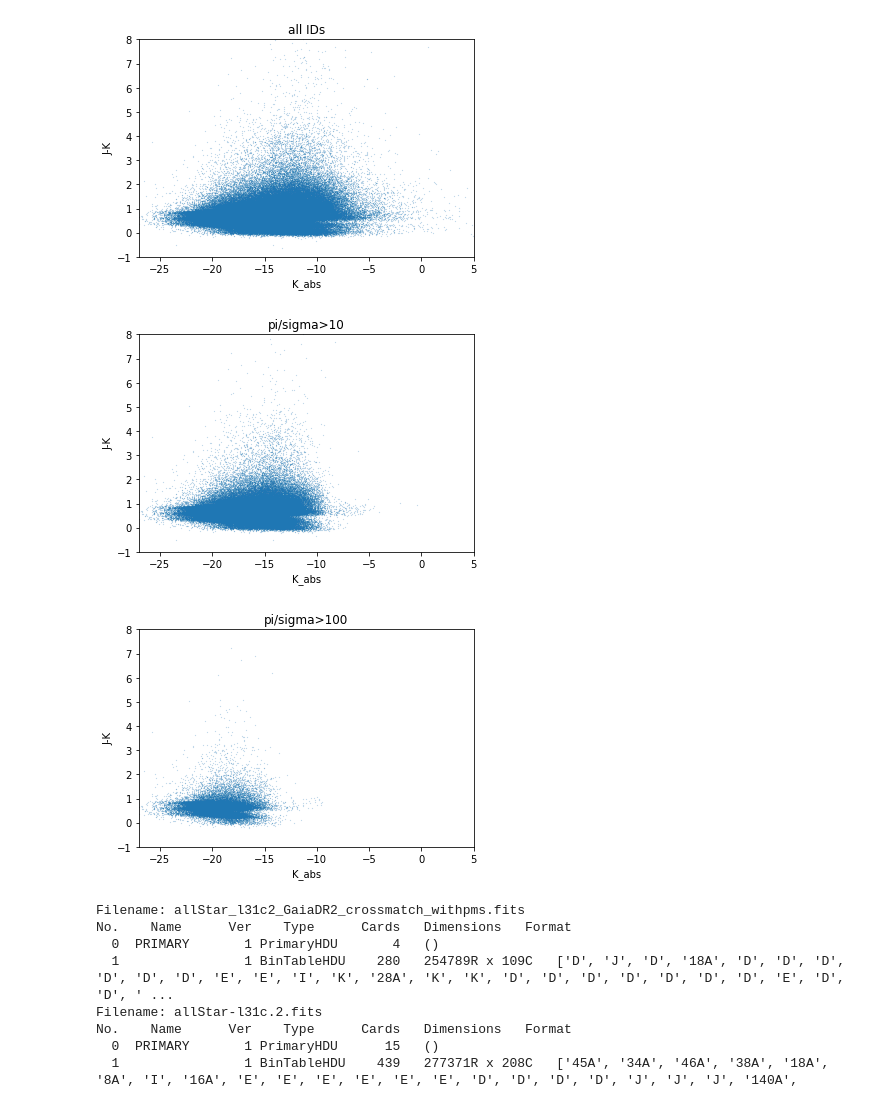
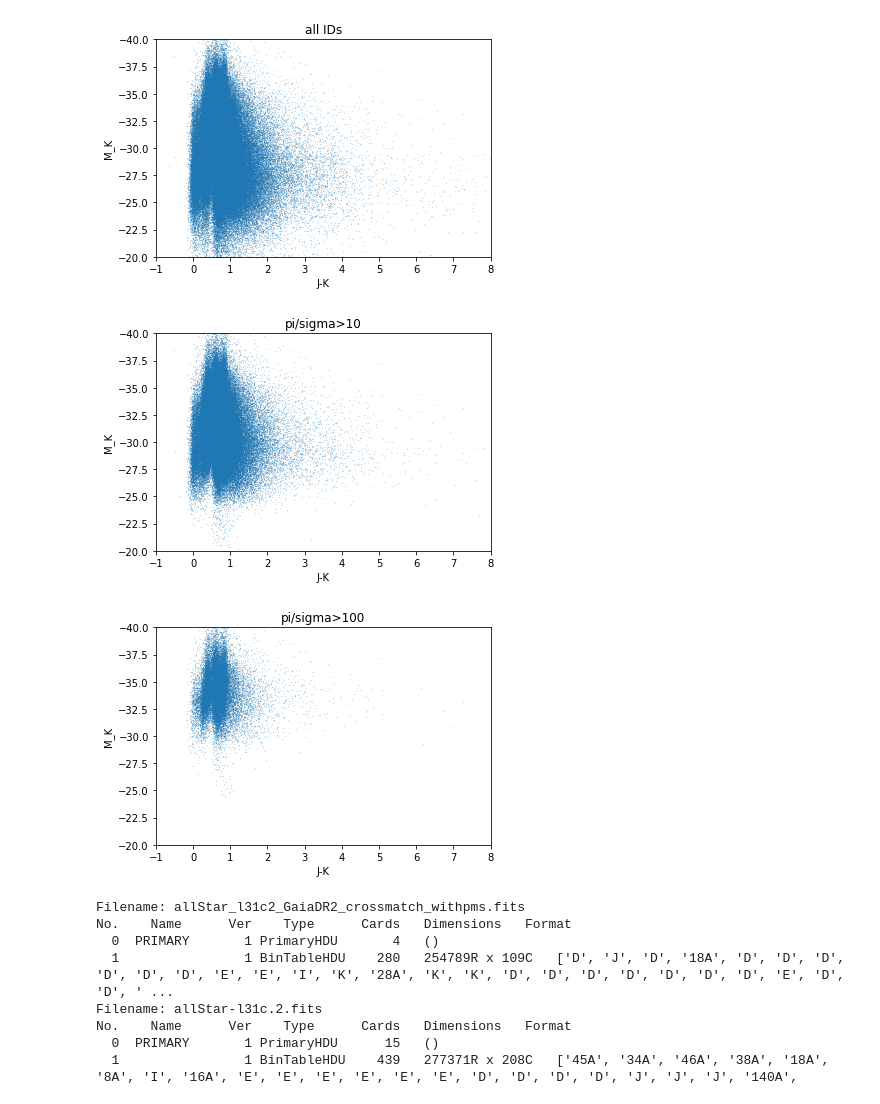
Before and after one commit to mscoggs/astro_ml, a Jupyter notebook: labels_scoggins.ipynb, the cells around one changed output. Saved outputs shown, nothing was run; the diff lists cells and outputs as text; code cells hidden in the pictures.

```diff
--- a/labels_scoggins.ipynb
+++ b/labels_scoggins.ipynb
@@ -14,78 +40,45 @@ JKH = "allStar-l31c.2.fits" #J,kh valshdul2
 HDU1 = fits.open(crossMatch)
 HDU2 = fits.open(JKH)
 
-
-
 ID1 = HDU1[1].data['APOGEE_ID']
 ID2 = HDU2[1].data['APOGEE_ID']
-ID_count = len(ID1)
-
+ID_min = min(len(ID1), len(ID2))
 #get rid of the IDs not in both
 ID1 = np.sort(ID1)
 ID2 = np.sort(ID2)
+ID1_index, ID2_index = find_indices(ID1,ID2,ID_min)
 
-ID2_index = []
-ID1_index = []
-index = 0
-for x in range(len(ID2)):
-    if ID2[x] == ID1[index]:
-        ID1_index.append(index)
-        ID2_index.append(x)
-        index += 1
-    elif ID2[x] > ID1[index]:
-        index += 1
-    if (x+1>=ID_count):
-        break
 
 parallax = HDU1[1].data['parallax'][ID1_index]
-distance = 1/parallax
+distance = .001/parallax
 distance_mod = 5*np.log10(distance)-5
 K_app = HDU2[1].data['K'][ID2_index]
 J_app = HDU2[1].data['J'][ID2_index]
-H_app = HDU2[1].data['H'][ID2_index]
 K_abs = distance_mod-K_app
 J_abs = distance_mod-J_app
-H_abs = distance_mod-H_app
-plt.title("all IDs")
-plt.xlabel("K_abs")
-plt.ylabel("J-K")
-plt.xlim(-27,5)
-plt.ylim(-1,8)
-plt.scatter(K_abs, J_app-K_app, s=0.01)
-plt.show()
+make_JmK_vs_MK(J_app-K_app, K_abs, "all IDs", "J-K", "M_K")
 
 
-par_over_error = parallax = HDU1[1].data['parallax_over_error'][ID1_index]
+par_over_error = HDU1[1].data['parallax_over_error'][ID1_index]
 sort = np.where(par_over_error>10)
 K_app10 = K_app[sort]
 J_app10 = J_app[sort]
 K_abs10 = K_abs[sort]
 J_abs10 = J_abs[sort]
-plt.title("pi/sigma>10")
-plt.xlabel("K_abs")
-plt.ylabel("J-K")
-plt.xlim(-27,5)
-plt.ylim(-1,8)
-plt.scatter(K_abs10, J_app10-K_app10, s=0.01)
-plt.show()
+make_JmK_vs_MK( J_app10-K_app10, K_abs10, "pi/sigma>10", "J-K", "M_K")
 
-par_over_error = parallax = HDU1[1].data['parallax_over_error'][ID1_index]
+
+par_over_error = HDU1[1].data['parallax_over_error'][ID1_index]
 sort = np.where(par_over_error>100)
 K_app100 = K_app[sort]
 J_app100 = J_app[sort]
 K_abs100 = K_abs[sort]
 J_abs100 = J_abs[sort]
-plt.title("pi/sigma>100")
-plt.xlabel("K_abs")
-plt.ylabel("J-K")
-plt.xlim(-27,5)
-plt.ylim(-1,8)
-plt.scatter(K_abs100, J_app100-K_app100, s=0.01)
-plt.show()
+make_JmK_vs_MK( J_app100-K_app100, K_abs100, "pi/sigma>100", "J-K", "M_K")
 # %% [output]
-[figure, old version]
+[figure, new version]
-[figure, old version]
+[figure, new version]
-[figure, old version]
+[figure, new version]
 # %%
 HDU1.info()
 HDU2.info()
```
Also changed, not shown: parts of 1 cell of this notebook.
